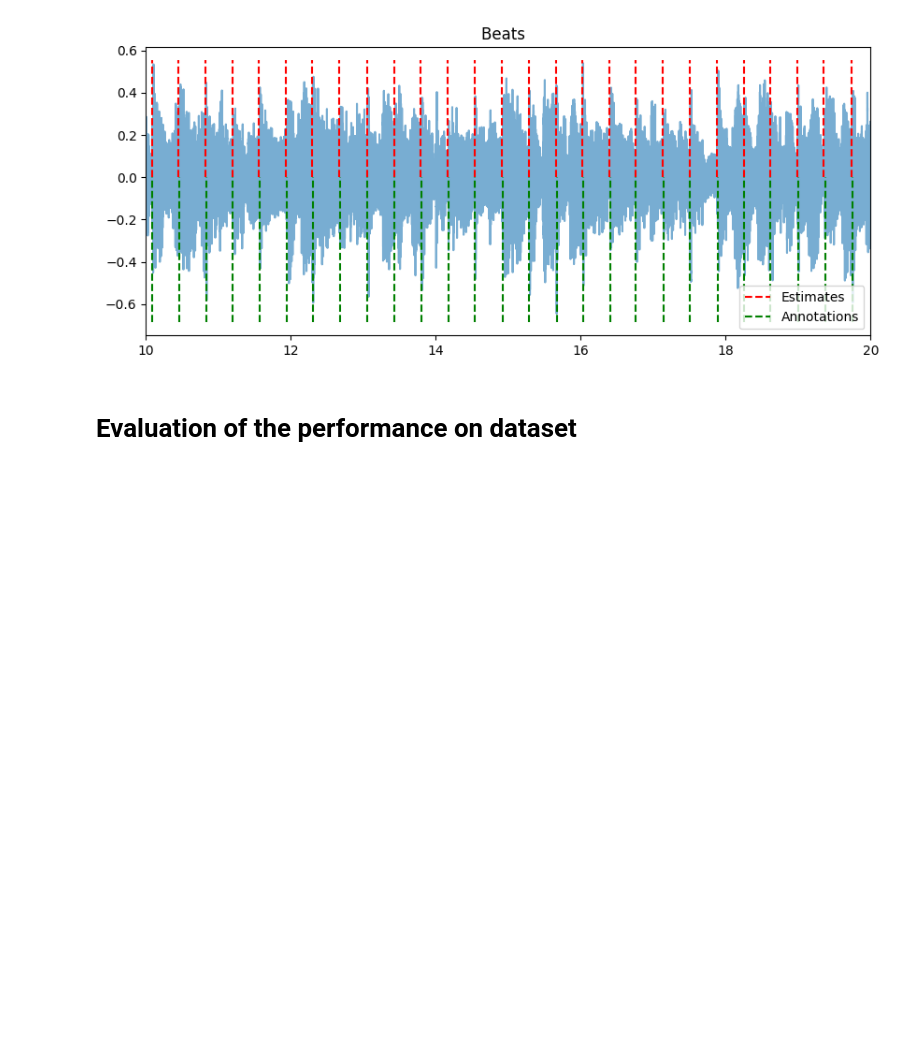
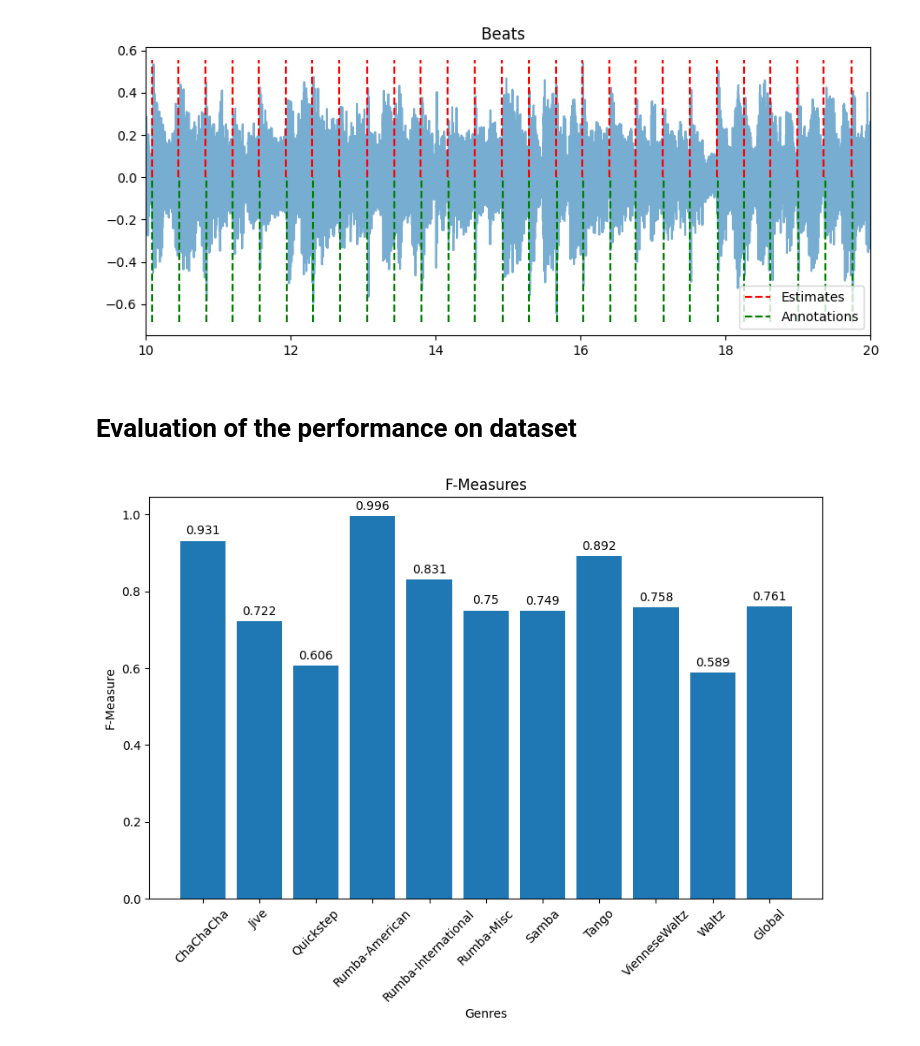
Before and after one commit to ruarim/beat_tracker, a Jupyter notebook: beat_tracker_dynamic.ipynb, the cells around one changed output. Drawn from its saved outputs; the diff is of its cells as text; code cells hidden in the pictures; blank space fills up the shorter version.

```diff
--- a/beat_tracker_dynamic.ipynb
+++ b/beat_tracker_dynamic.ipynb
@@ -6,7 +8,6 @@ from matplotlib import pyplot as plt
 # %%
 # Once these are set you should be able to run all
-# Global folder variables
-# data paths
+# data set paths
 audio_folder = "data/BallroomData/"
 annotations_folder = "data/BallroomAnnotations/"
 
@@ -14,14 +15,14 @@ annotations_folder = "data/BallroomAnnotations/"
 data_dump = 'data/ballroom_data_dump.npy'
 evaluation_data_dump = 'data/analysis_dump.npy'
 
-# test single song variables
+# test single song
 genre = 'Jive'
 file_name = 'Albums-Commitments-10'
 single_audio_file = audio_folder + genre + "/" + file_name + '.wav'
 single_audio_file_annotations = annotations_folder + file_name + ".beats"
 
-# evaluation of data set variables
-evaluate_dataset = False
+# evaluation of data set
+evaluate_dataset = True # evaluates system by f-measure based set of genres below
 genres = ["ChaChaCha",
               "Jive",
               "Quickstep",
@@ -534,26 +530,29 @@ weight ratio: 0.08858465014719291
 # %%
 if evaluate_dataset:
     # evaluate system on dataset
     audio_path = audio_folder
     annotations_path = annotations_folder
     recompute_data=True
     songs_data = read_data(audio_path, annotations_path, recompute=recompute_data)
     genres = genres
     #sub_set_genres = ["Rumba-American"] # test a subset of the data
 
     trim=True # ignore first 5 seconds of beats
     recompute_analysis=True # override numpy binary file dump
     show=False # include plot
-    f_measure_means = test_dataset(songs_data,
+    f_measure_means = test_dataset(
+                                songs_data,
                                 genres=genres,
                                 trim=trim,
                                 recompute=recompute_analysis,
-                                show=show) # runtime ~2-3 mins on all data
+                                show=show
+                            ) # runtime ~2-3 mins on all data
 
     # convert to dictonary for plotting
     f_measure_means = {item['genre']: item['f_measure_mean'] for item in f_measure_means}
     plot_results(f_measure_means)
 
 # Extra
-# evaluate different free variables
-# find best performer and worst performer ?
+# find best performer and worst performer
+# %% [output]
+[figure, added]
```
Also changed, not shown: parts of 3 cells of this notebook.
